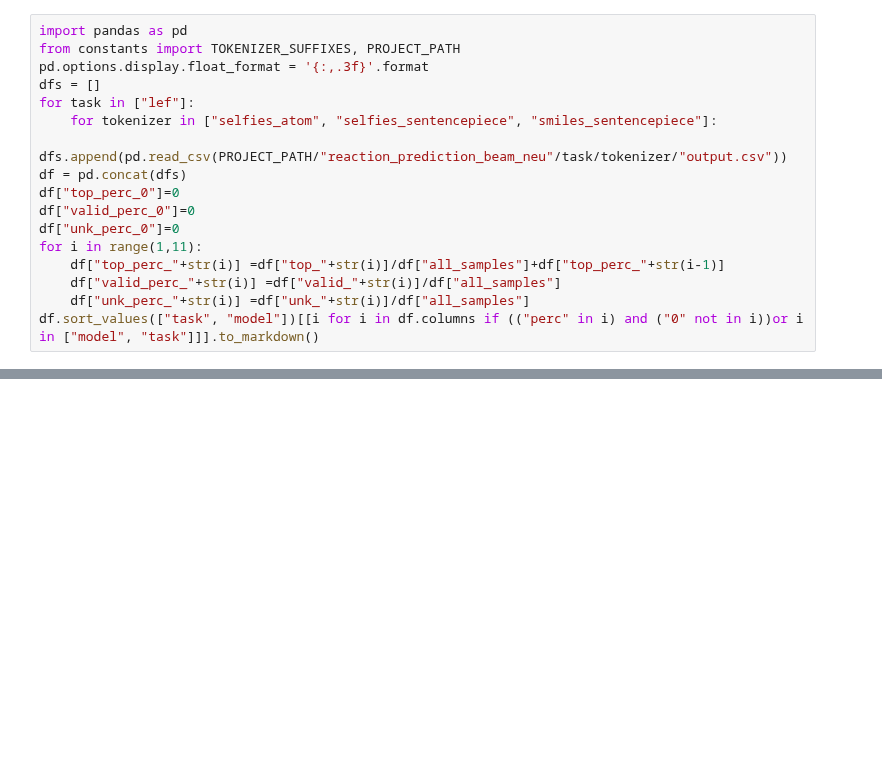
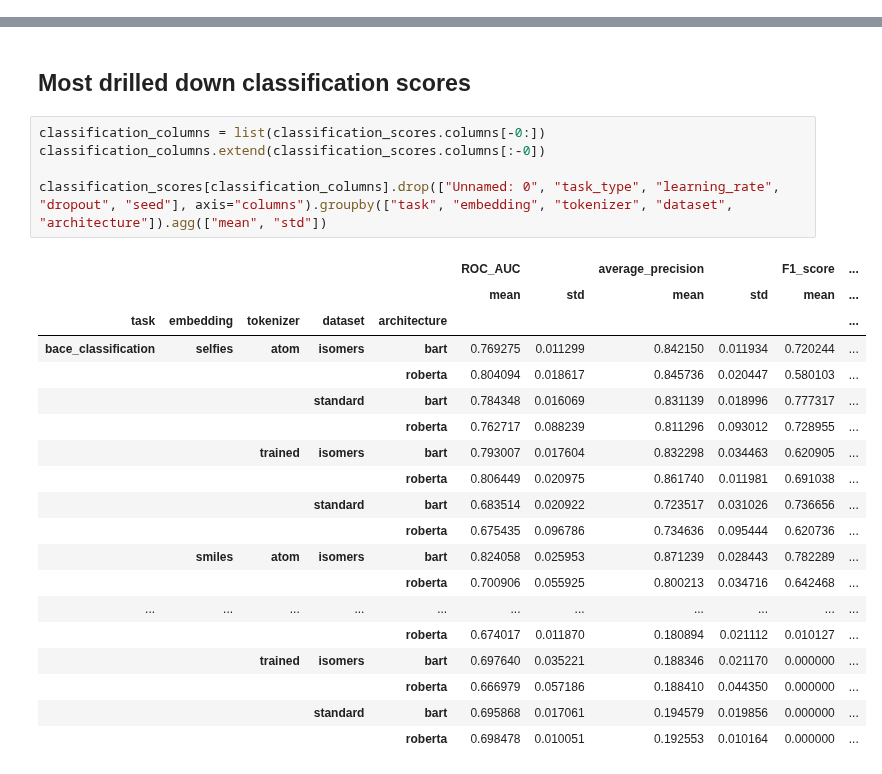
Before and after one commit to ibmm-unibe-ch/SMILES_or_SELFIES, a Jupyter notebook: Scoring_report_seeds.ipynb, the cells around one changed output, grey strips where cells are left out. Cells and saved outputs as stored; diff of their text form; blank space fills up the shorter version.

```diff
--- a/Scoring_report_seeds.ipynb
+++ b/Scoring_report_seeds.ipynb
@@ -171,17 +130,0 @@ max(classification_scores[(classification_scores["tokenizer"]=="smiles_atom")&(c
-# %%
-import pandas as pd
-from constants import TOKENIZER_SUFFIXES, PROJECT_PATH
-pd.options.display.float_format = '{:,.3f}'.format
-dfs = []
-for task in ["lef"]:
-    for tokenizer in ["selfies_atom", "selfies_sentencepiece", "smiles_sentencepiece"]:
-        dfs.append(pd.read_csv(PROJECT_PATH/"reaction_prediction_beam_neu"/task/tokenizer/"output.csv"))
-df = pd.concat(dfs)
-df["top_perc_0"]=0
-df["valid_perc_0"]=0
-df["unk_perc_0"]=0
-for i in range(1,11):
-    df["top_perc_"+str(i)] =df["top_"+str(i)]/df["all_samples"]+df["top_perc_"+str(i-1)]
-    df["valid_perc_"+str(i)] =df["valid_"+str(i)]/df["all_samples"]
-    df["unk_perc_"+str(i)] =df["unk_"+str(i)]/df["all_samples"]
-df.sort_values(["task", "model"])[[i for i in df.columns if (("perc" in i) and ("0" not in i))or i in ["model", "task"]]].to_markdown()
@@ -224,0 +147,27 @@ print(f"This is {amount/len(test):.3f}, mols without trait: {1-amount/len(test):
+# %% [markdown]
+## Most drilled down classification scores
+# %%
+classification_columns = list(classification_scores.columns[-0:])
+classification_columns.extend(classification_scores.columns[:-0])
+
+classification_scores[classification_columns].drop(["Unnamed: 0", "task_type", "learning_rate", "dropout", "seed"], axis="columns").groupby(["task", "embedding", "tokenizer", "dataset", "architecture"]).agg(["mean", "std"])
+# %% [output]
+|  |  |  |  |  | ROC_AUC |  | average_precision |  | F1_score | ... |
+|  |  |  |  |  | mean | std | mean | std | mean | ... |
+| task | embedding | tokenizer | dataset | architecture |  |  |  |  |  | ... |
+| bace_classification | selfies | atom | isomers | bart | 0.769275 | 0.011299 | 0.842150 | 0.011934 | 0.720244 | ... |
+|  |  |  |  | roberta | 0.804094 | 0.018617 | 0.845736 | 0.020447 | 0.580103 | ... |
+|  |  |  | standard | bart | 0.784348 | 0.016069 | 0.831139 | 0.018996 | 0.777317 | ... |
+|  |  |  |  | roberta | 0.762717 | 0.088239 | 0.811296 | 0.093012 | 0.728955 | ... |
+|  |  | trained | isomers | bart | 0.793007 | 0.017604 | 0.832298 | 0.034463 | 0.620905 | ... |
+|  |  |  |  | roberta | 0.806449 | 0.020975 | 0.861740 | 0.011981 | 0.691038 | ... |
+|  |  |  | standard | bart | 0.683514 | 0.020922 | 0.723517 | 0.031026 | 0.736656 | ... |
+|  |  |  |  | roberta | 0.675435 | 0.096786 | 0.734636 | 0.095444 | 0.620736 | ... |
+|  | smiles | atom | isomers | bart | 0.824058 | 0.025953 | 0.871239 | 0.028443 | 0.782289 | ... |
+|  |  |  |  | roberta | 0.700906 | 0.055925 | 0.800213 | 0.034716 | 0.642468 | ... |
+| ... | ... | ... | ... | ... | ... | ... | ... | ... | ... | ... |
+|  |  |  |  | roberta | 0.674017 | 0.011870 | 0.180894 | 0.021112 | 0.010127 | ... |
+|  |  | trained | isomers | bart | 0.697640 | 0.035221 | 0.188346 | 0.021170 | 0.000000 | ... |
+|  |  |  |  | roberta | 0.666979 | 0.057186 | 0.188410 | 0.044350 | 0.000000 | ... |
+|  |  |  | standard | bart | 0.695868 | 0.017061 | 0.194579 | 0.019856 | 0.000000 | ... |
+|  |  |  |  | roberta | 0.698478 | 0.010051 | 0.192553 | 0.010164 | 0.000000 | ... |
```
Also changed, not shown: parts of 26 cells of this notebook, 21 other files.
